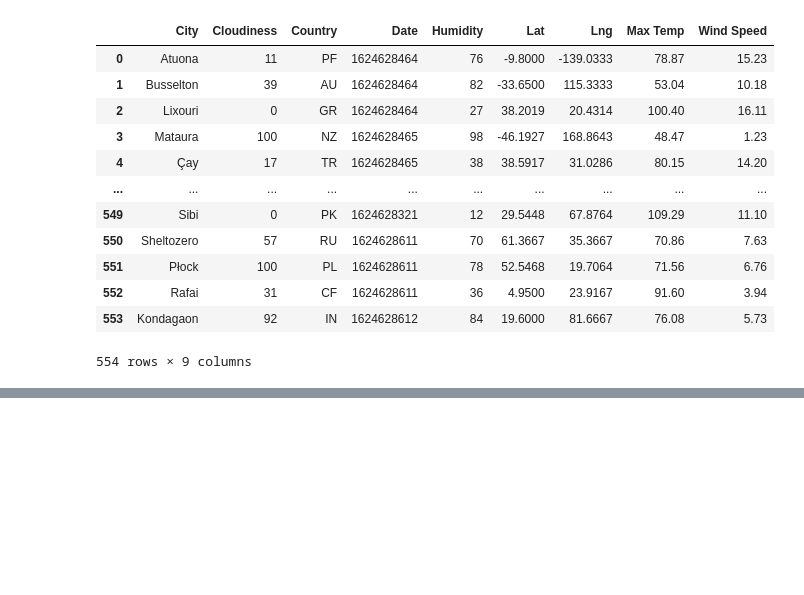
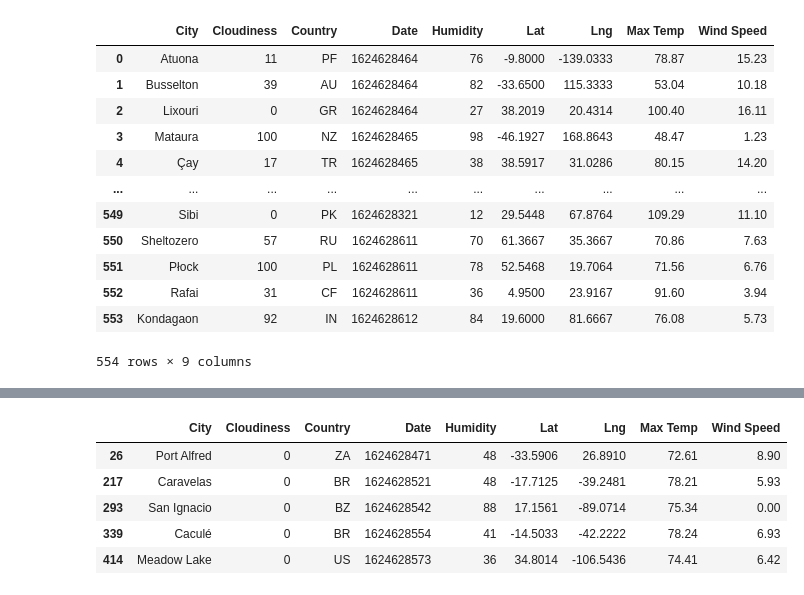
Before and after one commit to mikecip10/PythonAPIs-Homework, a Jupyter notebook: VacationPy/VacationPY.ipynb, the cells around one changed output, grey strips where cells are left out. Drawn from its saved outputs; the diff is of its cells as text; code cells hidden in the pictures; blank space fills up the shorter version.

```diff
--- a/VacationPy/VacationPY.ipynb
+++ b/VacationPy/VacationPY.ipynb
@@ -42,3 +42,14 @@ fig.add_layer(heat_lay)
 fig
 # %% [output]
 [interactive output not drawn]
+# %%
+city_df = weatherpy_data.loc[(weatherpy_data["Wind Speed"] <= 10) & (weatherpy_data["Cloudiness"] == 0) & \
+                                   (weatherpy_data["Max Temp"] >= 70) & (weatherpy_data["Max Temp"] <= 80)].dropna()
+city_df
+# %% [output]
+|  | City | Cloudiness | Country | Date | Humidity | Lat | Lng | Max Temp | Wind Speed |
+| 26 | Port Alfred | 0 | ZA | 1624628471 | 48 | -33.5906 | 26.8910 | 72.61 | 8.90 |
+| 217 | Caravelas | 0 | BR | 1624628521 | 48 | -17.7125 | -39.2481 | 78.21 | 5.93 |
+| 293 | San Ignacio | 0 | BZ | 1624628542 | 88 | 17.1561 | -89.0714 | 75.34 | 0.00 |
+| 339 | Caculé | 0 | BR | 1624628554 | 41 | -14.5033 | -42.2222 | 78.24 | 6.93 |
+| 414 | Meadow Lake | 0 | US | 1624628573 | 36 | 34.8014 | -106.5436 | 74.41 | 6.42 |
```
Also changed, not shown: parts of 5 cells of this notebook, 3 other files.
